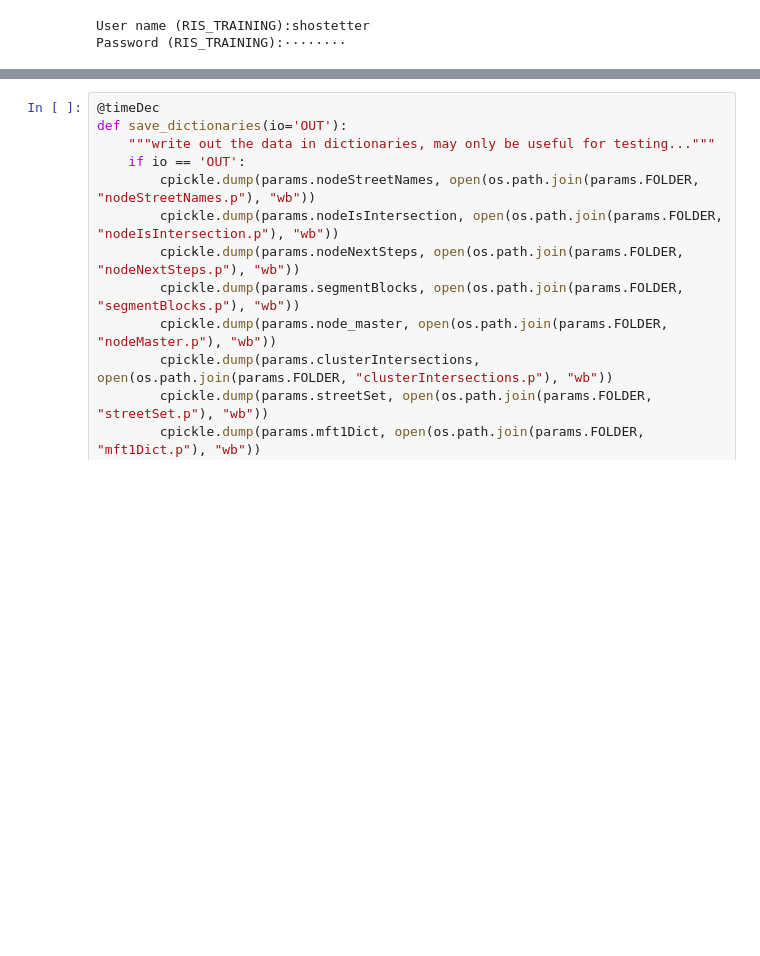
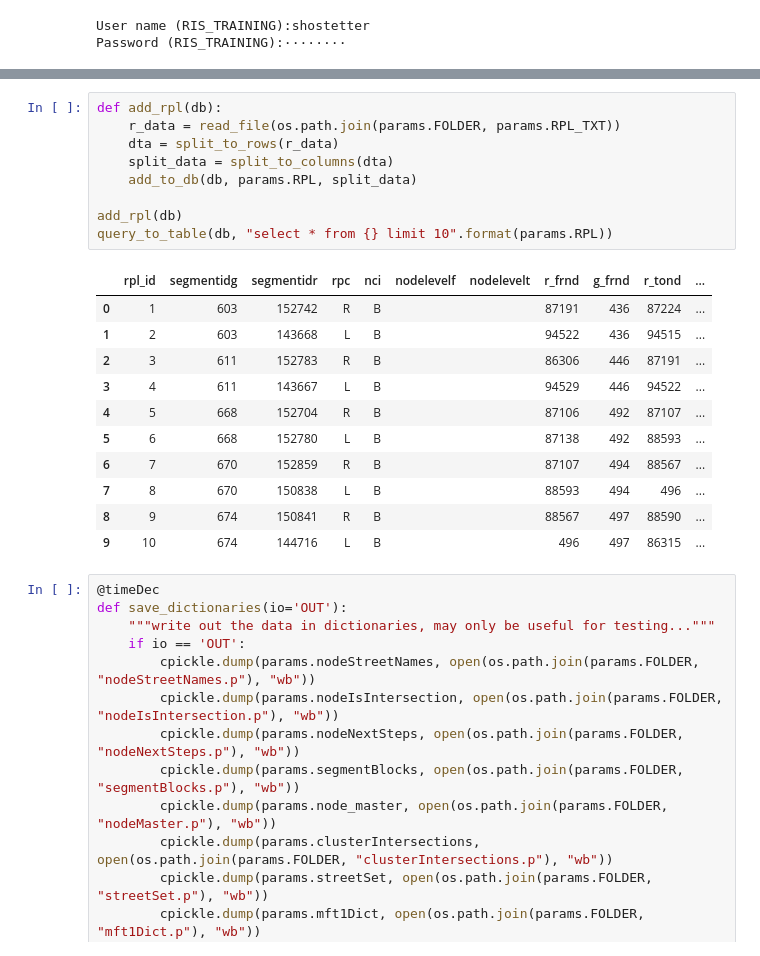
Before and after one commit to hotpepper/CLION, a Jupyter notebook: CLION_Notebook.ipynb, the cells around one changed output, grey strips where cells are left out. Cells and saved outputs as stored; diff of their text form; blank space fills up the shorter version.

```diff
--- a/CLION_Notebook.ipynb
+++ b/CLION_Notebook.ipynb
@@ -17,3 +81,24 @@ Password (RIS_TRAINING):········
+# %%
+def add_rpl(db):
+    r_data = read_file(os.path.join(params.FOLDER, params.RPL_TXT))
+    dta = split_to_rows(r_data)
+    split_data = split_to_columns(dta)
+    add_to_db(db, params.RPL, split_data)
+
+add_rpl(db)
+query_to_table(db, "select * from {} limit 10".format(params.RPL))
+# %% [output]
+|  | rpl_id | segmentidg | segmentidr | rpc | nci | nodelevelf | nodelevelt | r_frnd | g_frnd | r_tond | ... |
+| 0 | 1 | 603 | 152742 | R | B |  |  | 87191 | 436 | 87224 | ... |
+| 1 | 2 | 603 | 143668 | L | B |  |  | 94522 | 436 | 94515 | ... |
+| 2 | 3 | 611 | 152783 | R | B |  |  | 86306 | 446 | 87191 | ... |
+| 3 | 4 | 611 | 143667 | L | B |  |  | 94529 | 446 | 94522 | ... |
+| 4 | 5 | 668 | 152704 | R | B |  |  | 87106 | 492 | 87107 | ... |
+| 5 | 6 | 668 | 152780 | L | B |  |  | 87138 | 492 | 88593 | ... |
+| 6 | 7 | 670 | 152859 | R | B |  |  | 87107 | 494 | 88567 | ... |
+| 7 | 8 | 670 | 150838 | L | B |  |  | 88593 | 494 | 496 | ... |
+| 8 | 9 | 674 | 150841 | R | B |  |  | 88567 | 497 | 88590 | ... |
+| 9 | 10 | 674 | 144716 | L | B |  |  | 496 | 497 | 86315 | ... |
 # %%
 @timeDec
 def save_dictionaries(io='OUT'):
```
Also changed, not shown: parts of 41 cells of this notebook.
